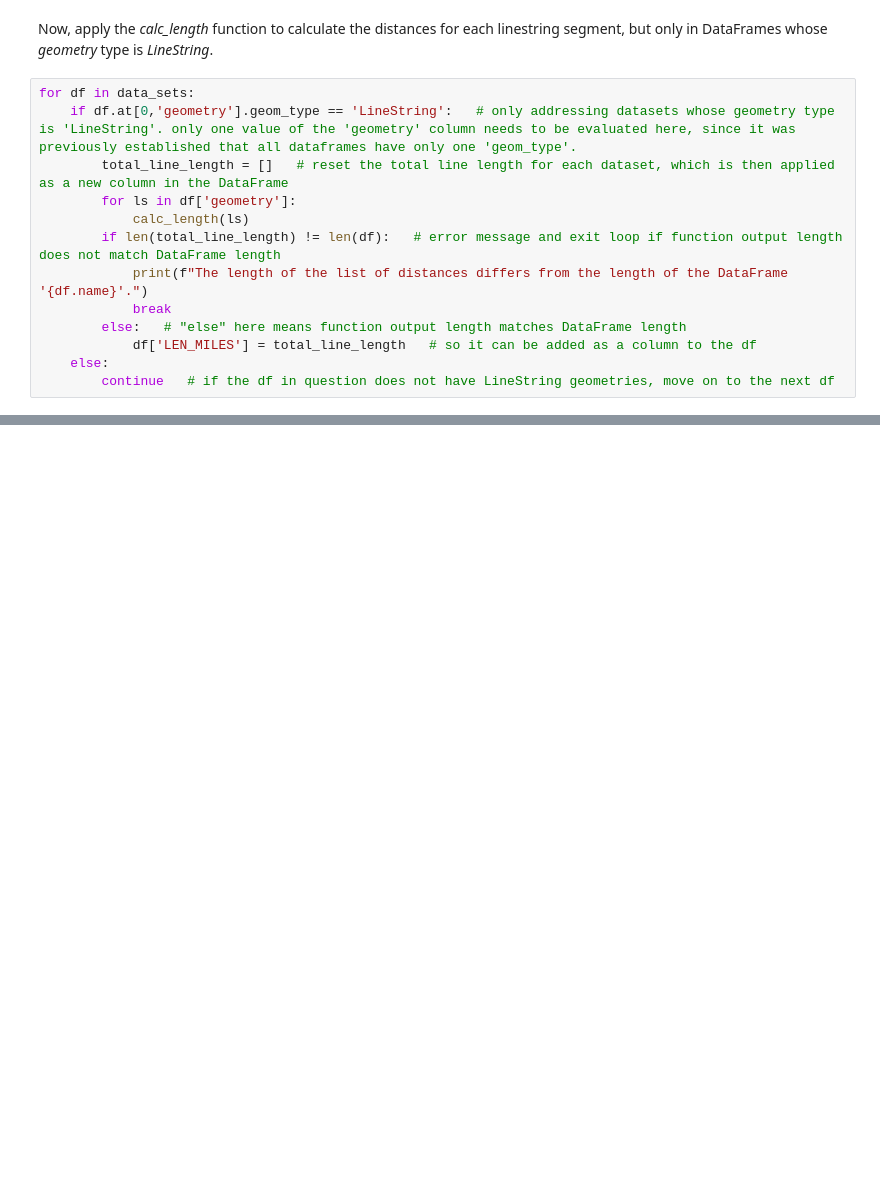
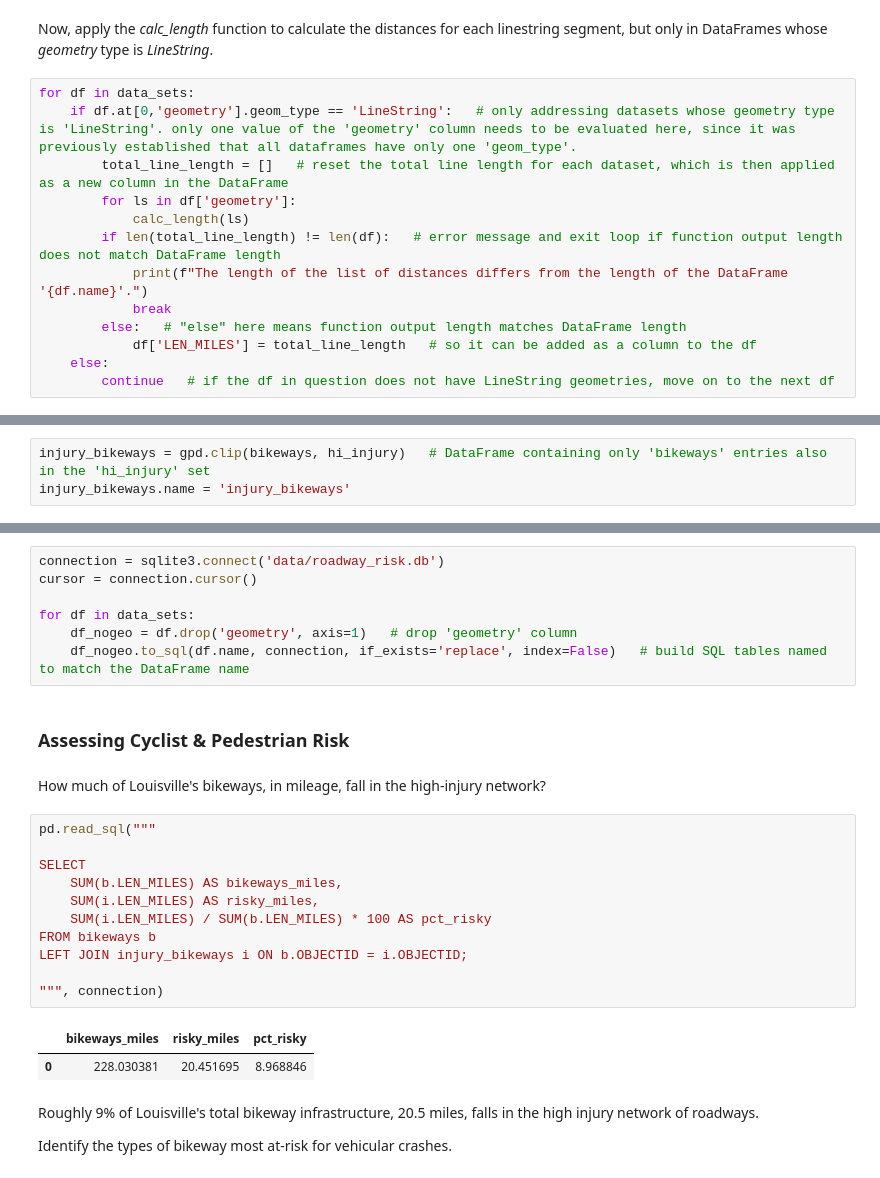
Before and after one commit to JishGorft/Roadway_Risk, a Jupyter notebook: Louisville_Roadway_Risk_Analysis.ipynb, the cells around one changed output, grey strips where cells are left out. Drawn from its saved outputs; the diff is of its cells as text; blank space fills up the shorter version.

```diff
--- a/Louisville_Roadway_Risk_Analysis.ipynb
+++ b/Louisville_Roadway_Risk_Analysis.ipynb
@@ -302,0 +194,3 @@ bikeways_coords.unstack(level=0)
+# %%
+injury_bikeways = gpd.clip(bikeways, hi_injury)   # DataFrame containing only 'bikeways' entries also in the 'hi_injury' set
+injury_bikeways.name = 'injury_bikeways'
@@ -302,0 +205,29 @@ bikeways_coords.unstack(level=0)
+# %%
+connection = sqlite3.connect('data/roadway_risk.db')
+cursor = connection.cursor()
+
+for df in data_sets:
+    df_nogeo = df.drop('geometry', axis=1)   # drop 'geometry' column
+    df_nogeo.to_sql(df.name, connection, if_exists='replace', index=False)   # build SQL tables named to match the DataFrame name
+# %% [markdown]
+### Assessing Cyclist & Pedestrian Risk
+# %% [markdown]
+How much of Louisville's bikeways, in mileage, fall in the high-injury network?
+# %%
+pd.read_sql("""
+
+SELECT
+    SUM(b.LEN_MILES) AS bikeways_miles,
+    SUM(i.LEN_MILES) AS risky_miles,
+    SUM(i.LEN_MILES) / SUM(b.LEN_MILES) * 100 AS pct_risky
+FROM bikeways b
+LEFT JOIN injury_bikeways i ON b.OBJECTID = i.OBJECTID;
+
+""", connection)
+# %% [output]
+|  | bikeways_miles | risky_miles | pct_risky |
+| 0 | 228.030381 | 20.451695 | 8.968846 |
+# %% [markdown]
+Roughly 9% of Louisville's total bikeway infrastructure, 20.5 miles, falls in the high injury network of roadways.
+
+Identify the types of bikeway most at-risk for vehicular crashes.
```
Also changed, not shown: parts of 30 cells of this notebook, 2 other files.
